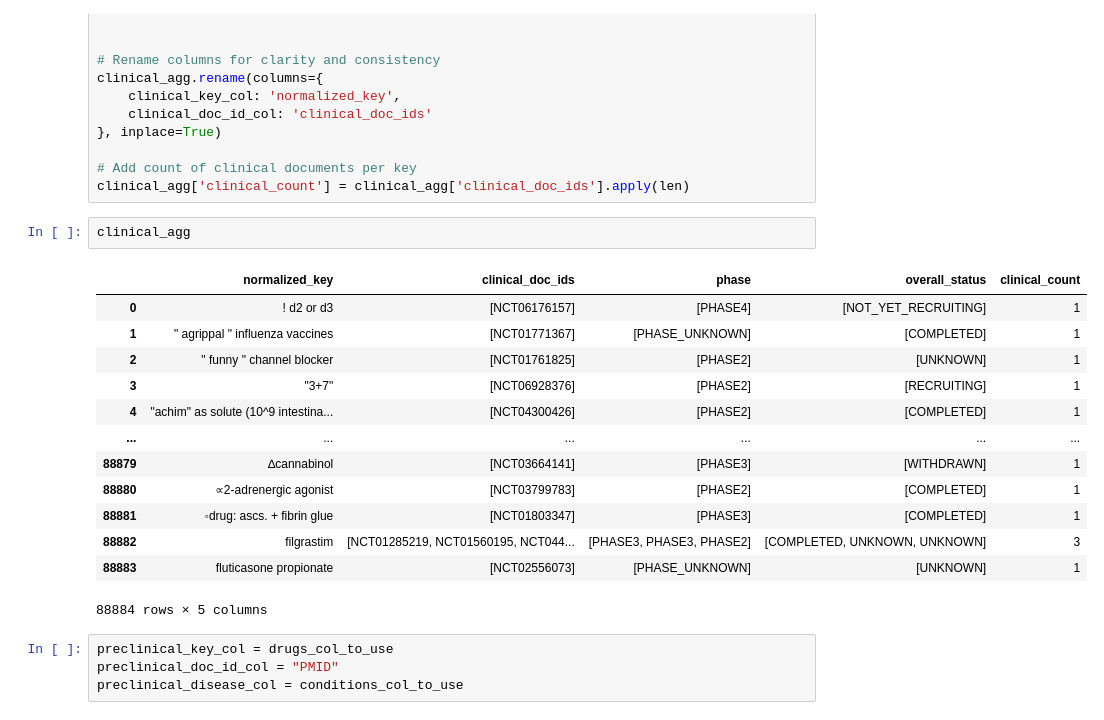
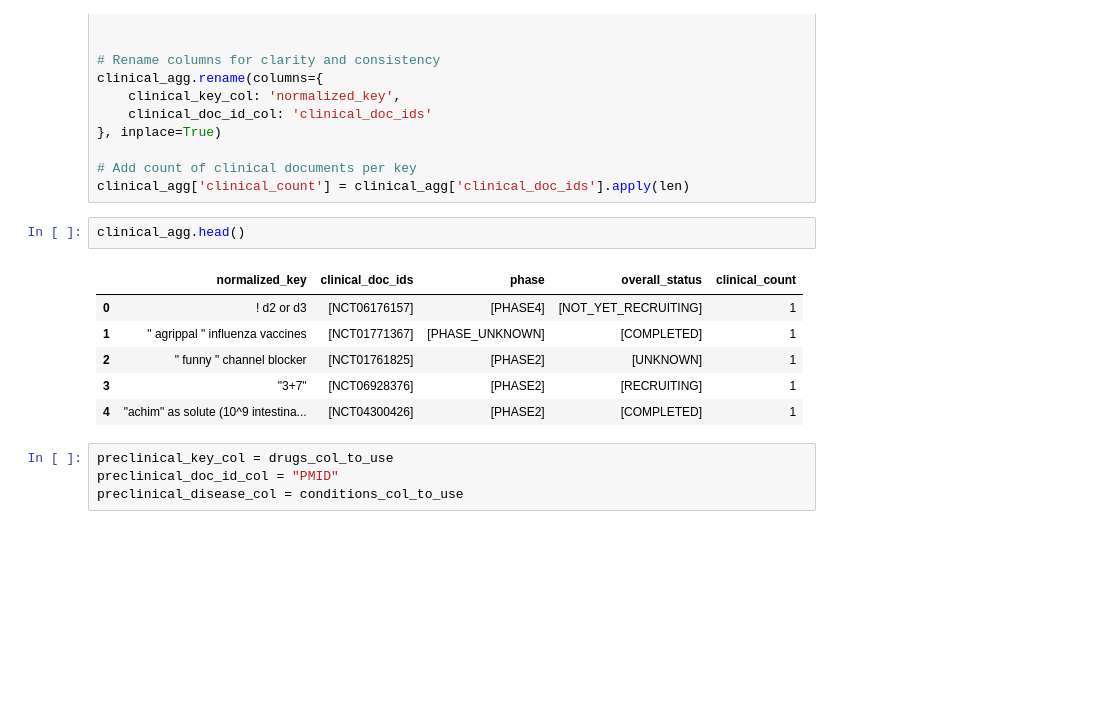
Before and after one commit to Ineichen-Group/Preclinical_DrugDisease_Translation_Pipeline, a Jupyter notebook: 10_drug_disease_translation_analysis/Translation_01_Drug.ipynb, the cells around one changed output. Saved outputs shown, nothing was run; the diff lists cells and outputs as text; blank space fills up the shorter version.

```diff
--- a/10_drug_disease_translation_analysis/Translation_01_Drug.ipynb
+++ b/10_drug_disease_translation_analysis/Translation_01_Drug.ipynb
@@ -275,21 +260,14 @@ clinical_agg.rename(columns={
 # Add count of clinical documents per key
 clinical_agg['clinical_count'] = clinical_agg['clinical_doc_ids'].apply(len)
 # %%
-clinical_agg
+clinical_agg.head()
 # %% [output]
 |  | normalized_key | clinical_doc_ids | phase | overall_status | clinical_count |
 | 0 | ! d2 or d3 | [NCT06176157] | [PHASE4] | [NOT_YET_RECRUITING] | 1 |
 | 1 | " agrippal " influenza vaccines | [NCT01771367] | [PHASE_UNKNOWN] | [COMPLETED] | 1 |
 | 2 | " funny " channel blocker | [NCT01761825] | [PHASE2] | [UNKNOWN] | 1 |
 | 3 | "3+7" | [NCT06928376] | [PHASE2] | [RECRUITING] | 1 |
 | 4 | "achim" as solute (10^9 intestina... | [NCT04300426] | [PHASE2] | [COMPLETED] | 1 |
-| ... | ... | ... | ... | ... | ... |
-| 88879 | ∆cannabinol | [NCT03664141] | [PHASE3] | [WITHDRAWN] | 1 |
-| 88880 | ∝2-adrenergic agonist | [NCT03799783] | [PHASE2] | [COMPLETED] | 1 |
-| 88881 | ◦drug: ascs. + fibrin glue | [NCT01803347] | [PHASE3] | [COMPLETED] | 1 |
-| 88882 | ﬁlgrastim | [NCT01285219, NCT01560195, NCT044... | [PHASE3, PHASE3, PHASE2] | [COMPLETED, UNKNOWN, UNKNOWN] | 3 |
-| 88883 | ﬂuticasone propionate | [NCT02556073] | [PHASE_UNKNOWN] | [UNKNOWN] | 1 |
-88884 rows × 5 columns
 # %%
 preclinical_key_col = drugs_col_to_use
 preclinical_doc_id_col = "PMID"
```
Also changed, not shown: parts of 29 cells of this notebook, 1 other file.
